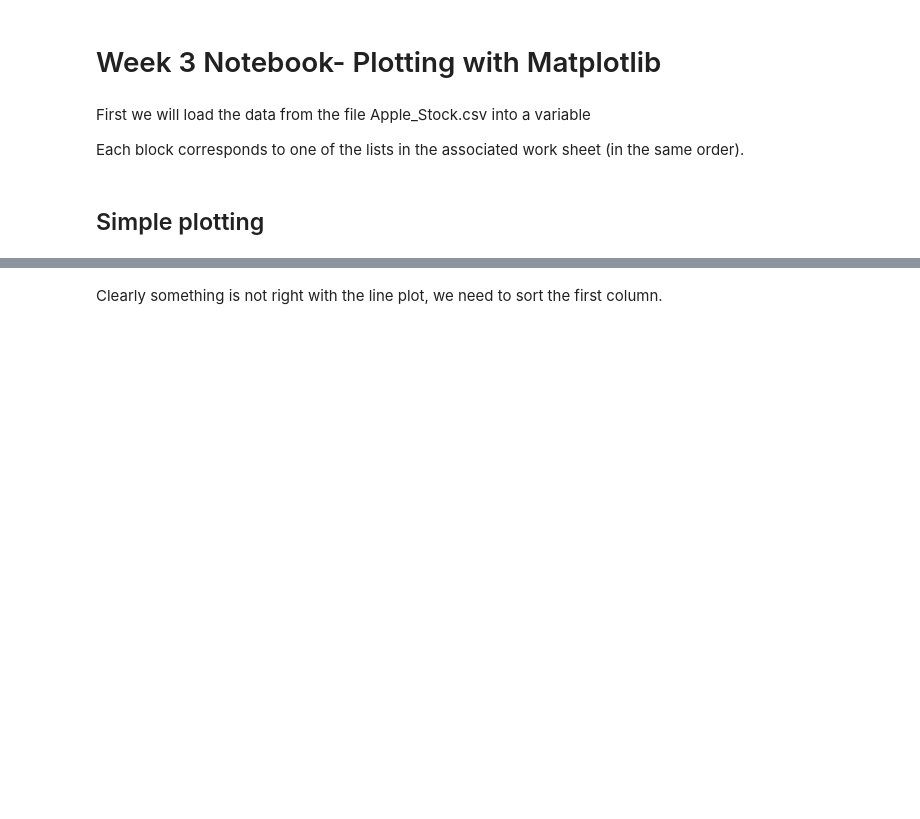
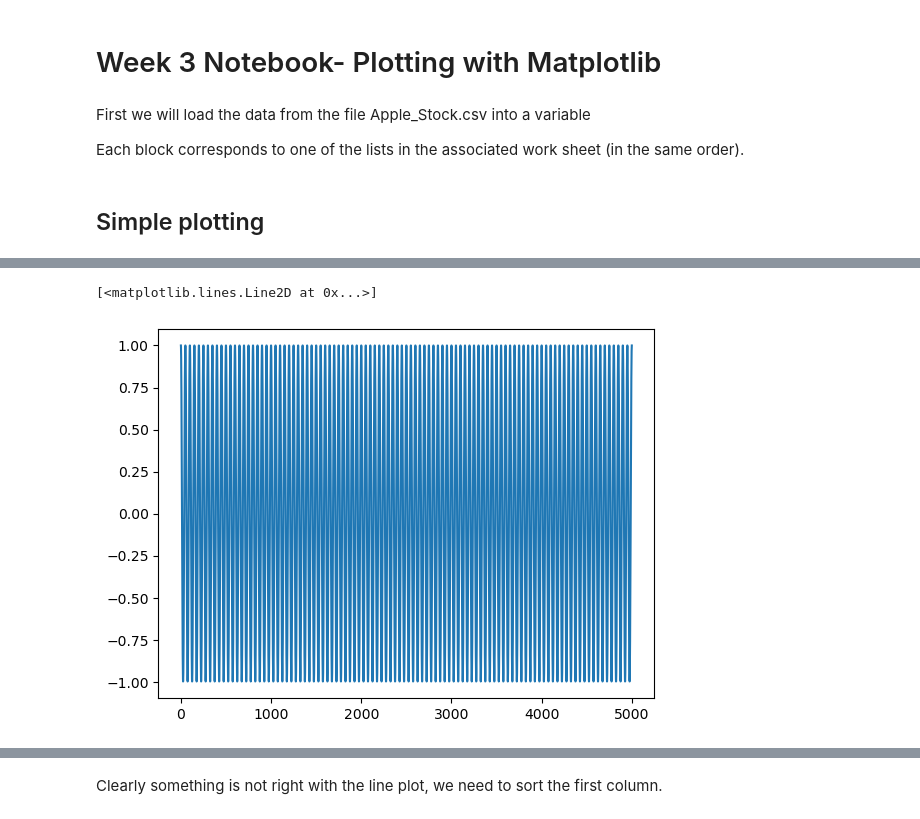
Before and after one commit to Vileh/Storing-Manipulating-and-Visualising-Data, a Jupyter notebook: Week3/Week3.ipynb, the cells around one changed output, grey strips where cells are left out. Saved outputs shown, nothing was run; the diff lists cells and outputs as text; code cells hidden in the pictures; blank space fills up the shorter version.

```diff
--- a/Week3/Week3.ipynb
+++ b/Week3/Week3.ipynb
@@ -12,4 +12,5 @@ Each block corresponds to one of the lists in the associated work sheet (in the
  ## Simple plotting
 # %%
 # Use the numpy function loadtxt to load the file into a variable called StockPrice
-# np.loadtxt('filename')
+StockPrice = np.loadtxt('data/cos.txt')
+print(StockPrice)
@@ -16,6 +25,11 @@ Each block corresponds to one of the lists in the associated work sheet (in the
 # %%
 # Now divide StockProce into two variables X and Y
+X, Y = StockPrice[:,0], StockPrice[:,1]
 # %%
 # create the first plot of X versus Y
+plt.plot(X, Y)
+# %% [output]
+[<matplotlib.lines.Line2D at 0x...>]
+[figure, added]
 # %%
 # create a scatter plot of X versus Y
```
Also changed, not shown: parts of 20 cells of this notebook, 1 other file.
